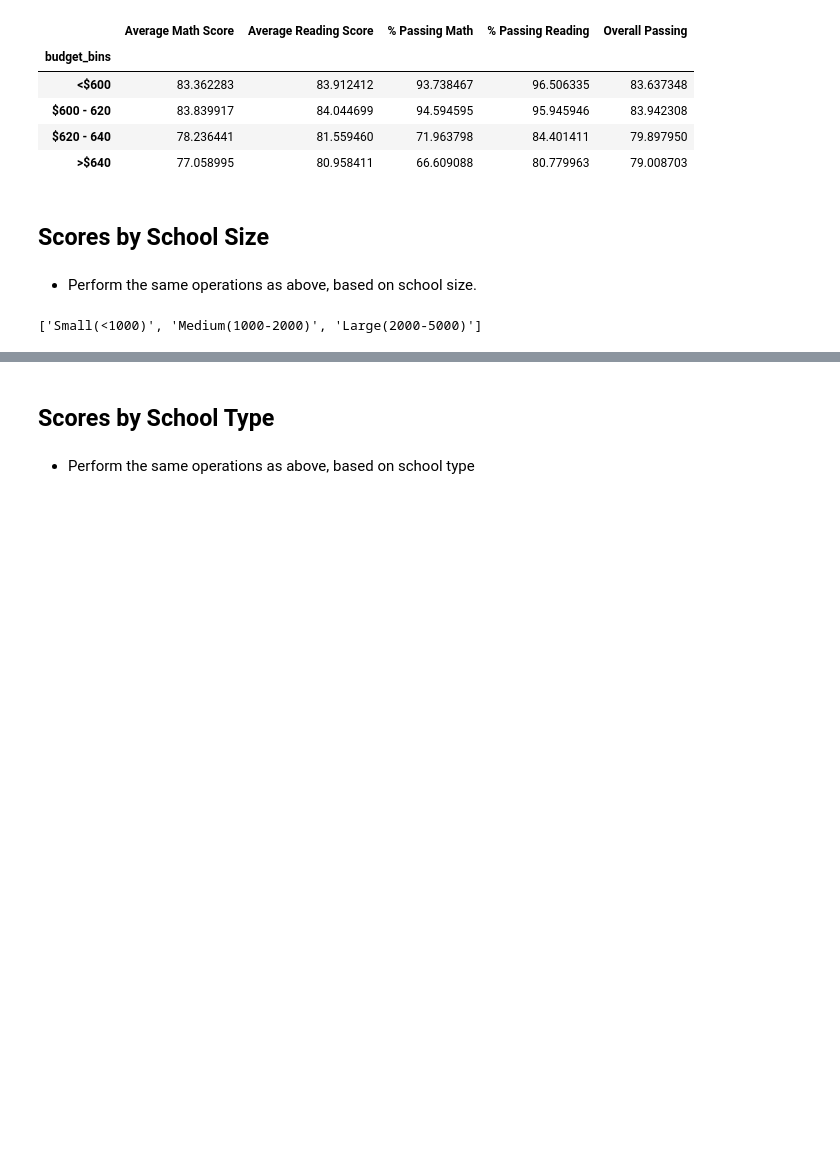
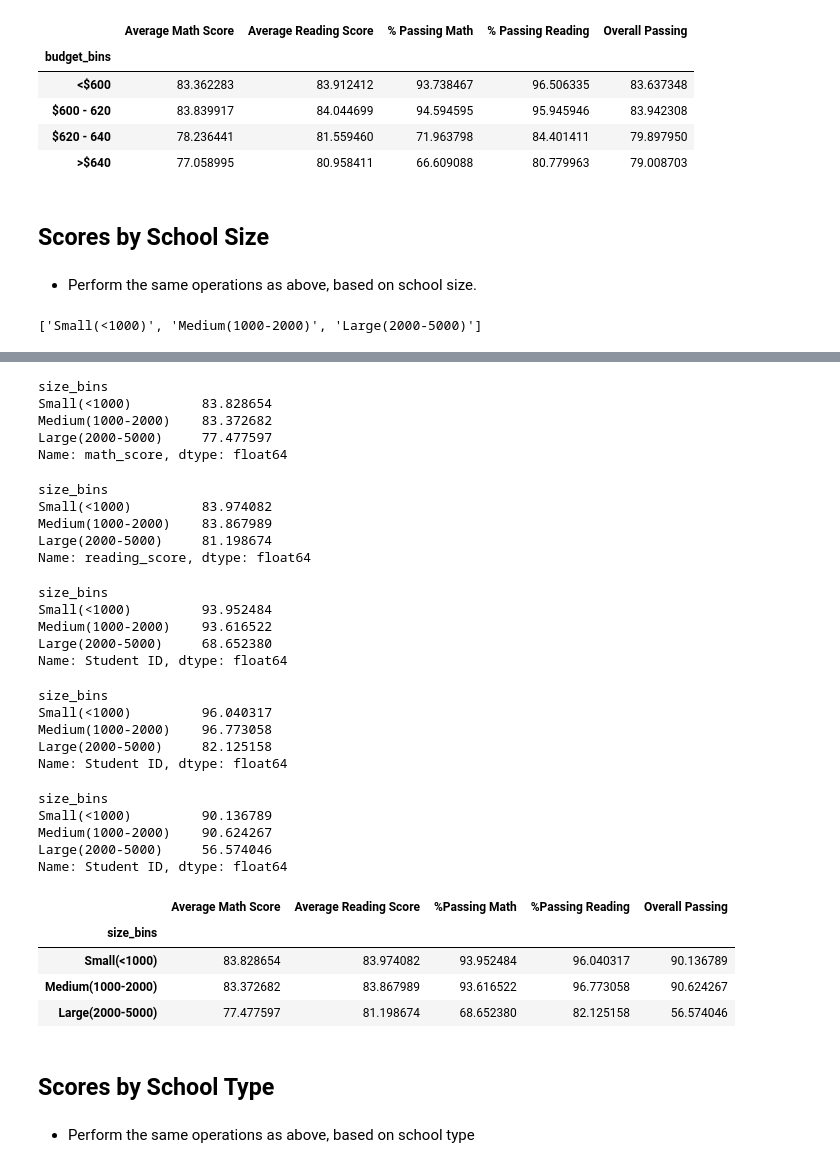
Before and after one commit to swanifereight/pandas-challenge, a Jupyter notebook: pandas-challenge/PyCitySchools/PyCitySchools_starter.ipynb, the cells around one changed output, grey strips where cells are left out. Drawn from its saved outputs; the diff is of its cells as text; code cells hidden in the pictures; blank space fills up the shorter version.

```diff
--- a/pandas-challenge/PyCitySchools/PyCitySchools_starter.ipynb
+++ b/pandas-challenge/PyCitySchools/PyCitySchools_starter.ipynb
@@ -832,3 +837,62 @@ size_group
+# %%
+avg_math_size = size["math_score"].mean()
+avg_math_size
+# %% [output]
+size_bins
+Small(<1000)         83.828654
+Medium(1000-2000)    83.372682
+Large(2000-5000)     77.477597
+Name: math_score, dtype: float64
+# %%
+avg_read_size = size["reading_score"].mean()
+avg_read_size
+# %% [output]
+size_bins
+Small(<1000)         83.974082
+Medium(1000-2000)    83.867989
+Large(2000-5000)     81.198674
+Name: reading_score, dtype: float64
+# %%
+size_pass_math = school_data_complete[school_data_complete['math_score'] >=70].groupby("size_bins")["Student ID"].count()/size["Student ID"].count()* 100
+size_pass_math
+# %% [output]
+size_bins
+Small(<1000)         93.952484
+Medium(1000-2000)    93.616522
+Large(2000-5000)     68.652380
+Name: Student ID, dtype: float64
+# %%
+size_pass_read = school_data_complete[school_data_complete['reading_score'] >=70].groupby("size_bins")["Student ID"].count()/size["Student ID"].count()* 100
+size_pass_read
+# %% [output]
+size_bins
+Small(<1000)         96.040317
+Medium(1000-2000)    96.773058
+Large(2000-5000)     82.125158
+Name: Student ID, dtype: float64
+# %%
+over_size = school_data_complete[(school_data_complete["reading_score"] >= 70) & (school_data_complete["math_score"] >= 70)].groupby("size_bins")["Student ID"].count()/size["Student ID"].count() * 100
+over_size
+# %% [output]
+size_bins
+Small(<1000)         90.136789
+Medium(1000-2000)    90.624267
+Large(2000-5000)     56.574046
+Name: Student ID, dtype: float64
+# %%
+size_sum = pd.DataFrame ({"Average Math Score":avg_math_size,
+                          "Average Reading Score":avg_read_size,
+                          "%Passing Math":size_pass_math,
+                          "%Passing Reading":size_pass_read,
+                          "Overall Passing":over_size
+                         })
+size_sum
+# %% [output]
+|  | Average Math Score | Average Reading Score | %Passing Math | %Passing Reading | Overall Passing |
+| size_bins |  |  |  |  |  |
+| Small(<1000) | 83.828654 | 83.974082 | 93.952484 | 96.040317 | 90.136789 |
+| Medium(1000-2000) | 83.372682 | 83.867989 | 93.616522 | 96.773058 | 90.624267 |
+| Large(2000-5000) | 77.477597 | 81.198674 | 68.652380 | 82.125158 | 56.574046 |
 # %% [markdown]
 ## Scores by School Type
 # %% [markdown]
```
Also changed, not shown: parts of 8 cells of this notebook.
